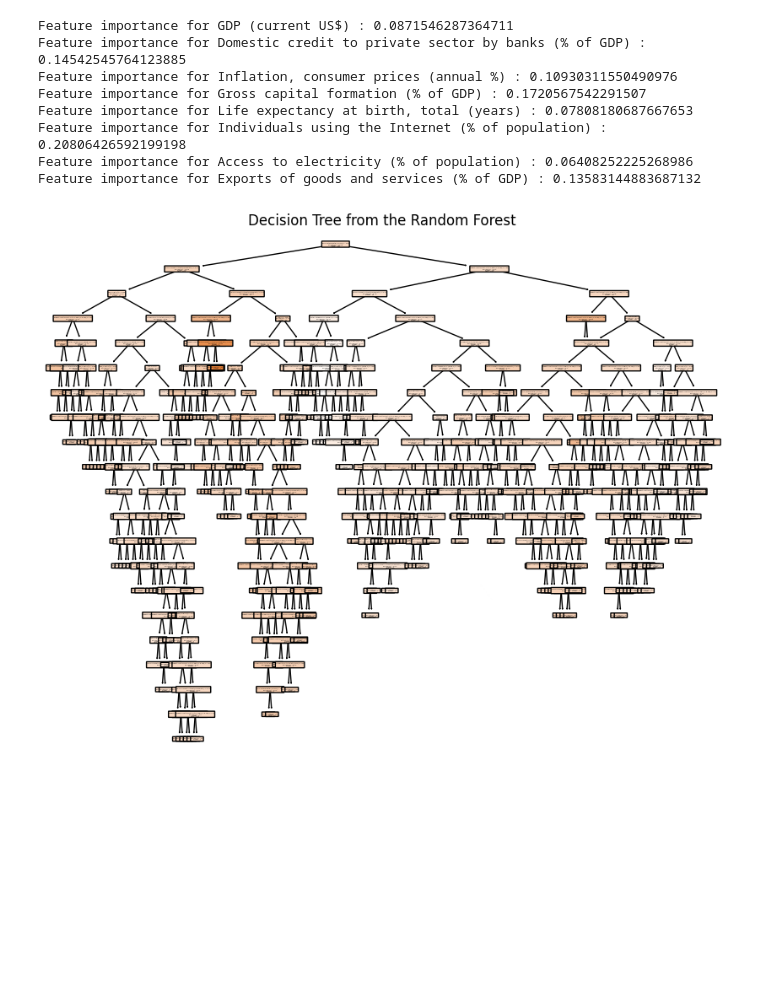
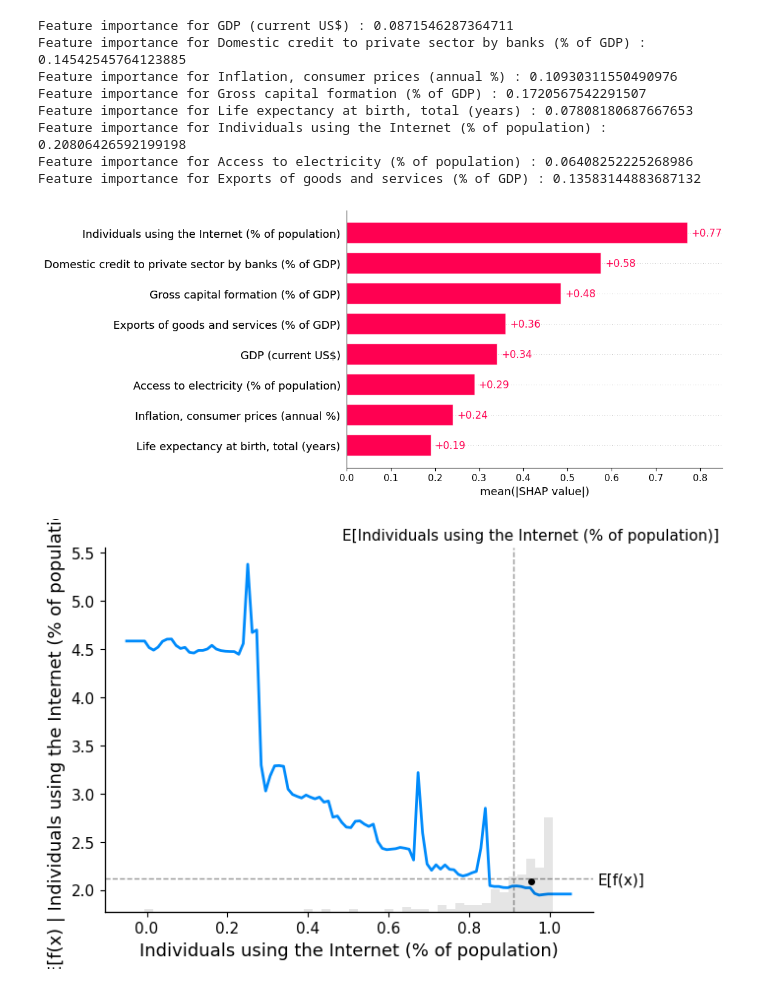
Before and after one commit to kumarbyes/udacity_nanodegree_datascience_course1, a Jupyter notebook: Project_Supervised_ML.ipynb, the cells around one changed output. Drawn from its saved outputs; the diff is of its cells as text; code cells hidden in the pictures; blank space fills up the shorter version.

```diff
--- a/Project_Supervised_ML.ipynb
+++ b/Project_Supervised_ML.ipynb
@@ -869,17 +867,3 @@ Feature importance for Life expectancy at birth, total (years) : 0.0780818068766
 Feature importance for Individuals using the Internet (% of population) : 0.20806426592199198
 Feature importance for Access to electricity (% of population) : 0.06408252225268986
 Feature importance for Exports of goods and services (% of GDP) : 0.13583144883687132
-# %%
-# plot the decision tree
-from sklearn.tree import plot_tree
-
-tree = rf_rg_mod.estimators_[0]
-plt.figure(figsize=(10,8))  # Set figure size to make the tree more readable
-plot_tree(tree,
-          feature_names=X_scaled.columns,  # Use the feature names from the dataset
-          filled=True,              # Fill nodes with colors for better visualization
-          rounded=True)             # Rounded edges for nodes
-plt.title("Decision Tree from the Random Forest")
-plt.show()
-# %% [output]
-[figure, removed]
@@ -885,0 +895,9 @@ plt.show()
+# %%
+shap.plots.bar(shap_values_rf)
+# %% [output]
+[figure, added]
+# %%
+feature_for_shap = "Individuals using the Internet (% of population)"
+shap_pdp_plot(rf_rg_mod,shap_values_rf,feature_for_shap)
+# %% [output]
+[figure, added]
```
Also changed, not shown: parts of 24 cells of this notebook.
